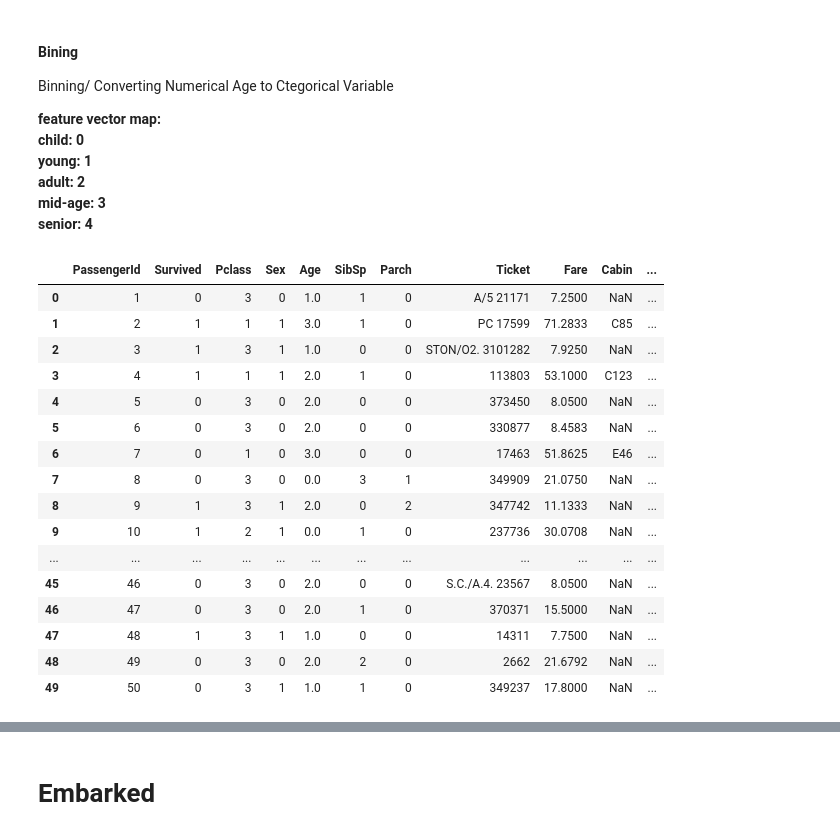
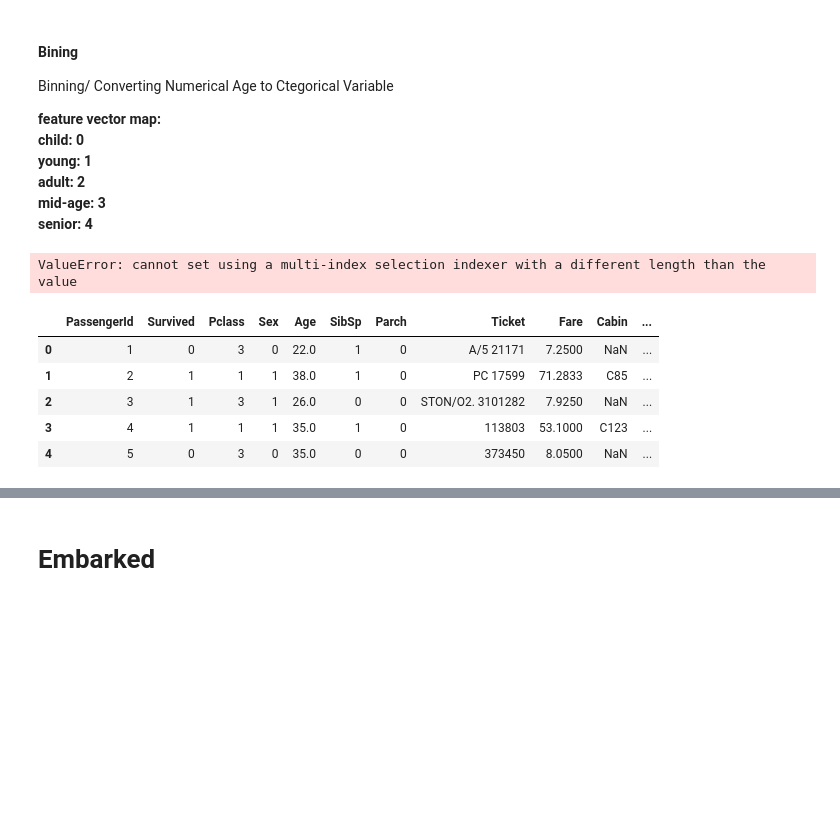
Before and after one commit to theishantha/Titanic---Kaggle-Machine-Learning-Competition, a Jupyter notebook: Titanic Disaster - Kaggle Machine Learning Competition.ipynb, the cells around one changed output, grey strips where cells are left out. Drawn from its saved outputs; the diff is of its cells as text; code cells hidden in the pictures; blank space fills up the shorter version.

```diff
--- a/Titanic Disaster - Kaggle Machine Learning Competition.ipynb
+++ b/Titanic Disaster - Kaggle Machine Learning Competition.ipynb
@@ -384,30 +373,21 @@ senior: 4 <br>
 # %%
 for dataset in train_test_data:
     dataset.loc[ dataset['Age'] <= 16, 'Age'] = 0,
-    dataset.loc[ (dataset['Age'] > 16) & (dataset['Age'] <= 26), 'Age'] =1,
-    dataset.loc[ (dataset['Age'] > 26) & (dataset['Age'] <= 36), 'Age'] =2,
-    dataset.loc[ (dataset['Age'] > 36) & (dataset['Age'] <= 62), 'Age'] =3,
-    dataset.loc[ (dataset['Age'] > 62) ] =4
+    dataset.loc[(dataset['Age'] > 16) & (dataset['Age'] <= 26), 'Age'] = 1,
+    dataset.loc[(dataset['Age'] > 26) & (dataset['Age'] <= 36), 'Age'] = 2,
+    dataset.loc[(dataset['Age'] > 36) & (dataset['Age'] <= 62), 'Age'] = 3,
+    dataset.loc[ dataset['Age'] > 62, 'Age'] = 4
+# %% [output]
+ValueError: cannot set using a multi-index selection indexer with a different length than the value
 # %%
-train.head(50)
+train.head()
 # %% [output]
 |  | PassengerId | Survived | Pclass | Sex | Age | SibSp | Parch | Ticket | Fare | Cabin | ... |
-| 0 | 1 | 0 | 3 | 0 | 1.0 | 1 | 0 | A/5 21171 | 7.2500 | NaN | ... |
-| 1 | 2 | 1 | 1 | 1 | 3.0 | 1 | 0 | PC 17599 | 71.2833 | C85 | ... |
-| 2 | 3 | 1 | 3 | 1 | 1.0 | 0 | 0 | STON/O2. 3101282 | 7.9250 | NaN | ... |
-| 3 | 4 | 1 | 1 | 1 | 2.0 | 1 | 0 | 113803 | 53.1000 | C123 | ... |
-| 4 | 5 | 0 | 3 | 0 | 2.0 | 0 | 0 | 373450 | 8.0500 | NaN | ... |
-| 5 | 6 | 0 | 3 | 0 | 2.0 | 0 | 0 | 330877 | 8.4583 | NaN | ... |
-| 6 | 7 | 0 | 1 | 0 | 3.0 | 0 | 0 | 17463 | 51.8625 | E46 | ... |
-| 7 | 8 | 0 | 3 | 0 | 0.0 | 3 | 1 | 349909 | 21.0750 | NaN | ... |
-| 8 | 9 | 1 | 3 | 1 | 2.0 | 0 | 2 | 347742 | 11.1333 | NaN | ... |
-| 9 | 10 | 1 | 2 | 1 | 0.0 | 1 | 0 | 237736 | 30.0708 | NaN | ... |
-| ... | ... | ... | ... | ... | ... | ... | ... | ... | ... | ... | ... |
-| 45 | 46 | 0 | 3 | 0 | 2.0 | 0 | 0 | S.C./A.4. 23567 | 8.0500 | NaN | ... |
-| 46 | 47 | 0 | 3 | 0 | 2.0 | 1 | 0 | 370371 | 15.5000 | NaN | ... |
-| 47 | 48 | 1 | 3 | 1 | 1.0 | 0 | 0 | 14311 | 7.7500 | NaN | ... |
-| 48 | 49 | 0 | 3 | 0 | 2.0 | 2 | 0 | 2662 | 21.6792 | NaN | ... |
-| 49 | 50 | 0 | 3 | 1 | 1.0 | 1 | 0 | 349237 | 17.8000 | NaN | ... |
+| 0 | 1 | 0 | 3 | 0 | 22.0 | 1 | 0 | A/5 21171 | 7.2500 | NaN | ... |
+| 1 | 2 | 1 | 1 | 1 | 38.0 | 1 | 0 | PC 17599 | 71.2833 | C85 | ... |
+| 2 | 3 | 1 | 3 | 1 | 26.0 | 0 | 0 | STON/O2. 3101282 | 7.9250 | NaN | ... |
+| 3 | 4 | 1 | 1 | 1 | 35.0 | 1 | 0 | 113803 | 53.1000 | C123 | ... |
+| 4 | 5 | 0 | 3 | 0 | 35.0 | 0 | 0 | 373450 | 8.0500 | NaN | ... |
 # %%
 bar_chart('Age')
 # %% [output]
```
Also changed, not shown: parts of 37 cells of this notebook.
